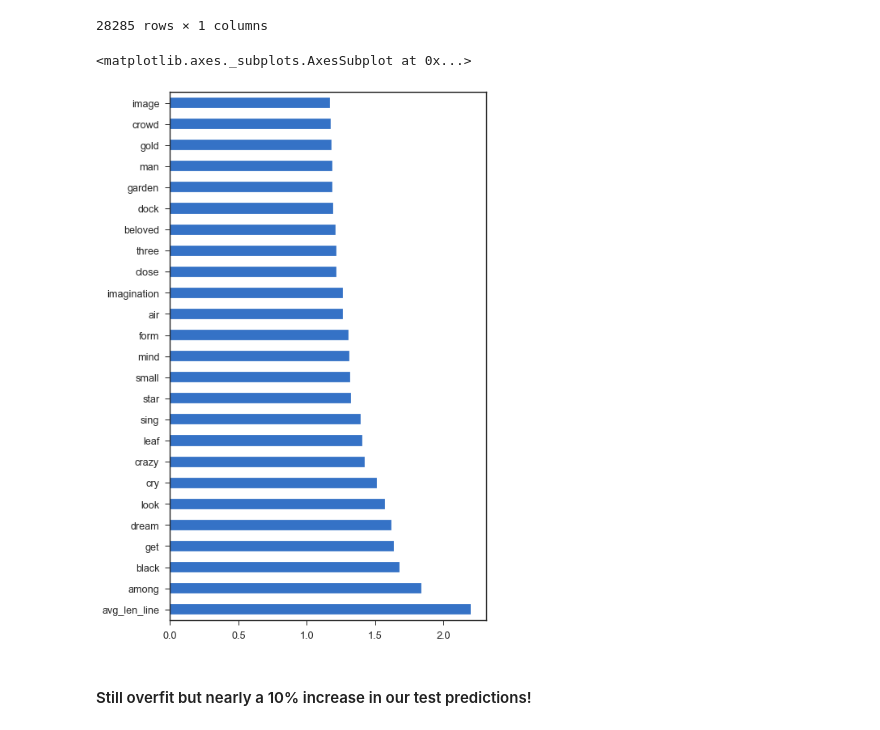
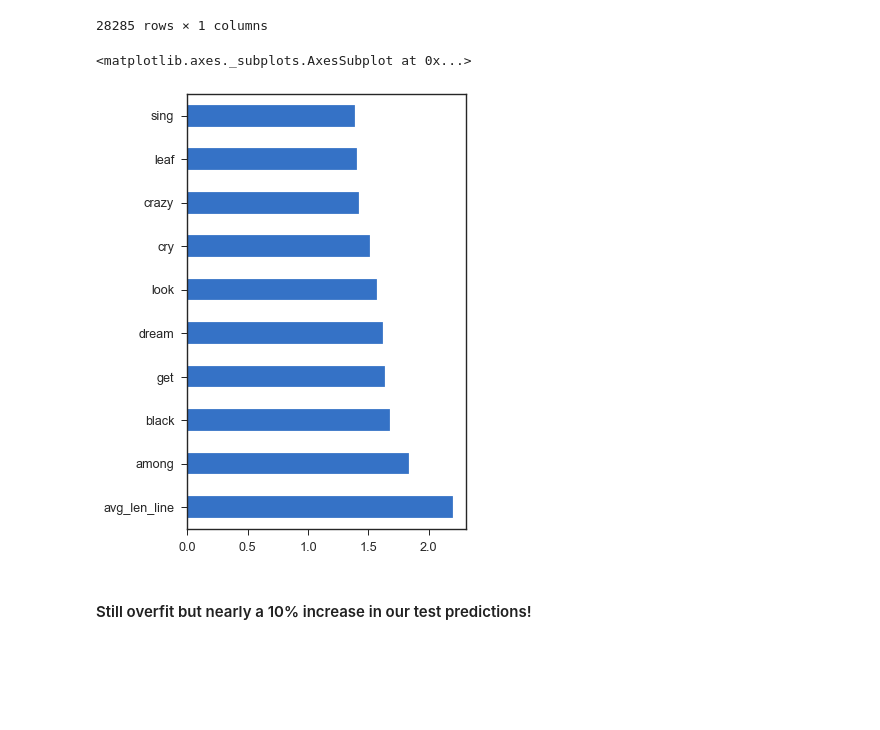
Before and after one commit to p-szymo/poetry_genre_classifier, a Jupyter notebook: 03_modeling_notebook.ipynb, the cells around one changed output. Drawn from its saved outputs; the diff is of its cells as text; code cells hidden in the pictures; blank space fills up the shorter version.

```diff
--- a/03_modeling_notebook.ipynb
+++ b/03_modeling_notebook.ipynb
@@ -772,11 +829,11 @@ coef_svm
 # %%
 sns.set_style('ticks')
 
-plt.figure(figsize=(7,12))
-pd.Series(abs(svm_combo.coef_[0]), index=X_train_combo.columns).nlargest(25).plot(kind='barh')
+plt.figure(figsize=(5,8))
+pd.Series(abs(svm_combo.coef_[0]), index=X_train_combo.columns).nlargest(10).plot(kind='barh')
 # %% [output]
 <matplotlib.axes._subplots.AxesSubplot at 0x...>
-[figure, old version]
+[figure, new version]
 # %% [markdown]
 #### Still overfit but nearly a 10% increase in our test predictions!
 # %%
```
Also changed, not shown: parts of 5 cells of this notebook, 7 other files.
